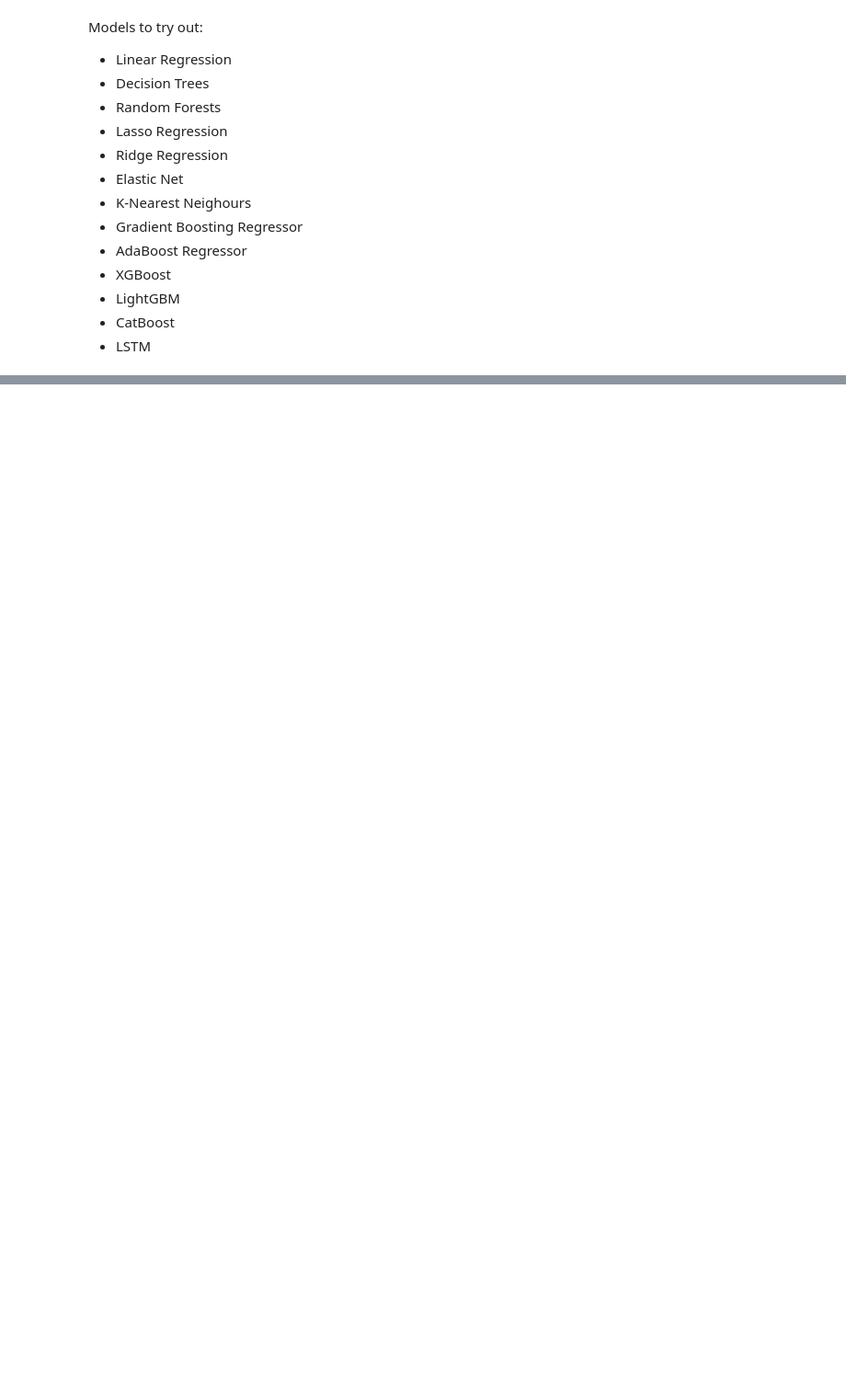
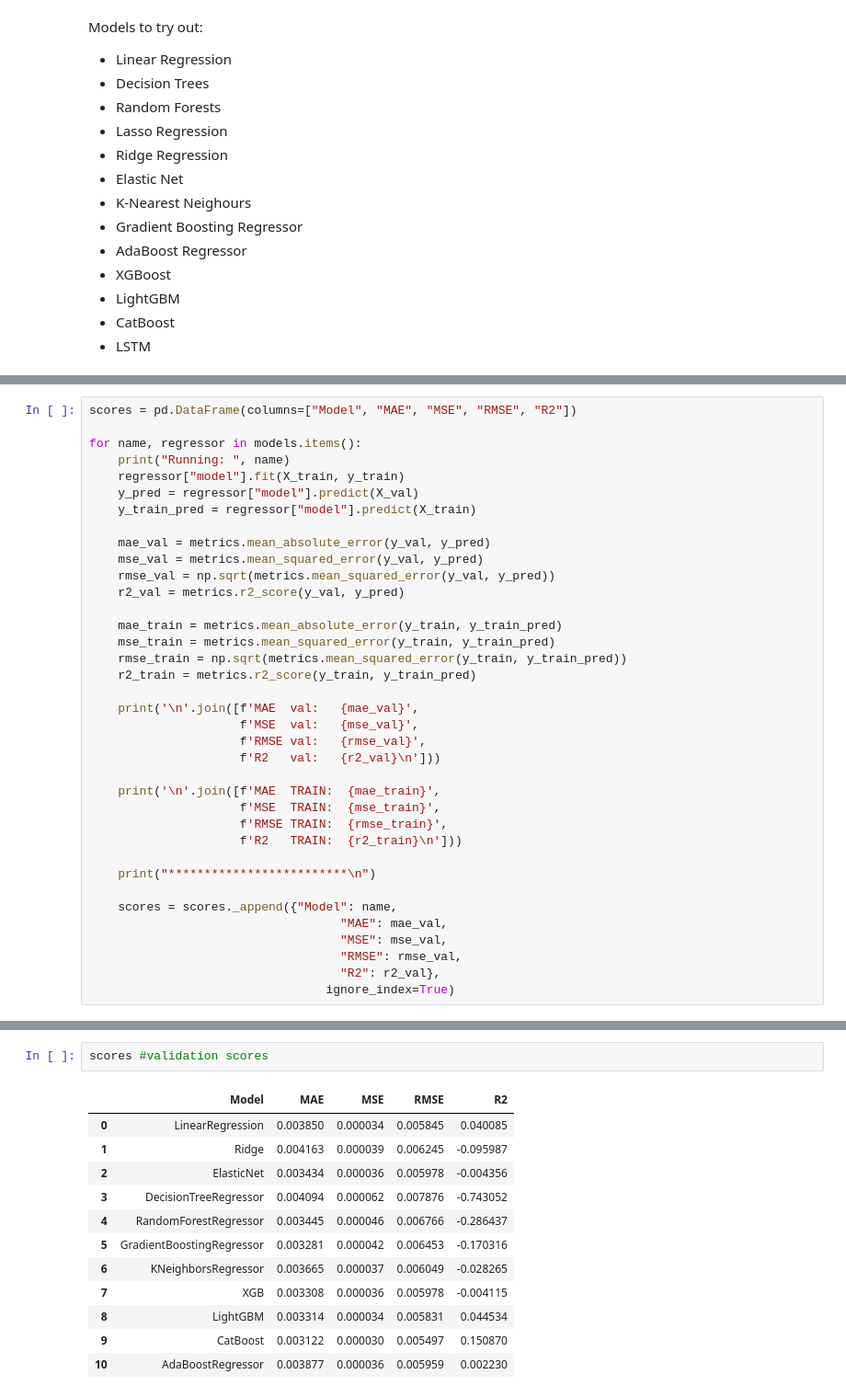
Before and after one commit to Noha-Jung3/Market-Volatility-Prediction, a Jupyter notebook: 04_ML_Models.ipynb, the cells around one changed output, grey strips where cells are left out. Shown at 92% size. Cells and saved outputs as stored; diff of their text form; blank space fills up the shorter version.

```diff
--- a/04_ML_Models.ipynb
+++ b/04_ML_Models.ipynb
@@ -32,0 +111,37 @@ Models to try  out:
+# %%
+scores = pd.DataFrame(columns=["Model", "MAE", "MSE", "RMSE", "R2"])
+
+for name, regressor in models.items():
+    print("Running: ", name)
+    regressor["model"].fit(X_train, y_train)
+    y_pred = regressor["model"].predict(X_val)
+    y_train_pred = regressor["model"].predict(X_train)
+
+    mae_val = metrics.mean_absolute_error(y_val, y_pred)
+    mse_val = metrics.mean_squared_error(y_val, y_pred)
+    rmse_val = np.sqrt(metrics.mean_squared_error(y_val, y_pred))
+    r2_val = metrics.r2_score(y_val, y_pred)
+
+    mae_train = metrics.mean_absolute_error(y_train, y_train_pred)
+    mse_train = metrics.mean_squared_error(y_train, y_train_pred)
+    rmse_train = np.sqrt(metrics.mean_squared_error(y_train, y_train_pred))
+    r2_train = metrics.r2_score(y_train, y_train_pred)
+
+    print('\n'.join([f'MAE  val:   {mae_val}',
+                     f'MSE  val:   {mse_val}',
+                     f'RMSE val:   {rmse_val}',
+                     f'R2   val:   {r2_val}\n']))
+
+    print('\n'.join([f'MAE  TRAIN:  {mae_train}',
+                     f'MSE  TRAIN:  {mse_train}',
+                     f'RMSE TRAIN:  {rmse_train}',
+                     f'R2   TRAIN:  {r2_train}\n']))
+
+    print("*************************\n")
+
+    scores = scores._append({"Model": name,
+                                   "MAE": mae_val,
+                                   "MSE": mse_val,
+                                   "RMSE": rmse_val,
+                                   "R2": r2_val},
+                                 ignore_index=True)
@@ -32,0 +183,15 @@ Models to try  out:
+# %%
+scores #validation scores
+# %% [output]
+|  | Model | MAE | MSE | RMSE | R2 |
+| 0 | LinearRegression | 0.003850 | 0.000034 | 0.005845 | 0.040085 |
+| 1 | Ridge | 0.004163 | 0.000039 | 0.006245 | -0.095987 |
+| 2 | ElasticNet | 0.003434 | 0.000036 | 0.005978 | -0.004356 |
+| 3 | DecisionTreeRegressor | 0.004094 | 0.000062 | 0.007876 | -0.743052 |
+| 4 | RandomForestRegressor | 0.003445 | 0.000046 | 0.006766 | -0.286437 |
+| 5 | GradientBoostingRegressor | 0.003281 | 0.000042 | 0.006453 | -0.170316 |
+| 6 | KNeighborsRegressor | 0.003665 | 0.000037 | 0.006049 | -0.028265 |
+| 7 | XGB | 0.003308 | 0.000036 | 0.005978 | -0.004115 |
+| 8 | LightGBM | 0.003314 | 0.000034 | 0.005831 | 0.044534 |
+| 9 | CatBoost | 0.003122 | 0.000030 | 0.005497 | 0.150870 |
+| 10 | AdaBoostRegressor | 0.003877 | 0.000036 | 0.005959 | 0.002230 |
```
Also changed, not shown: parts of 10 cells of this notebook, 4 other files.
